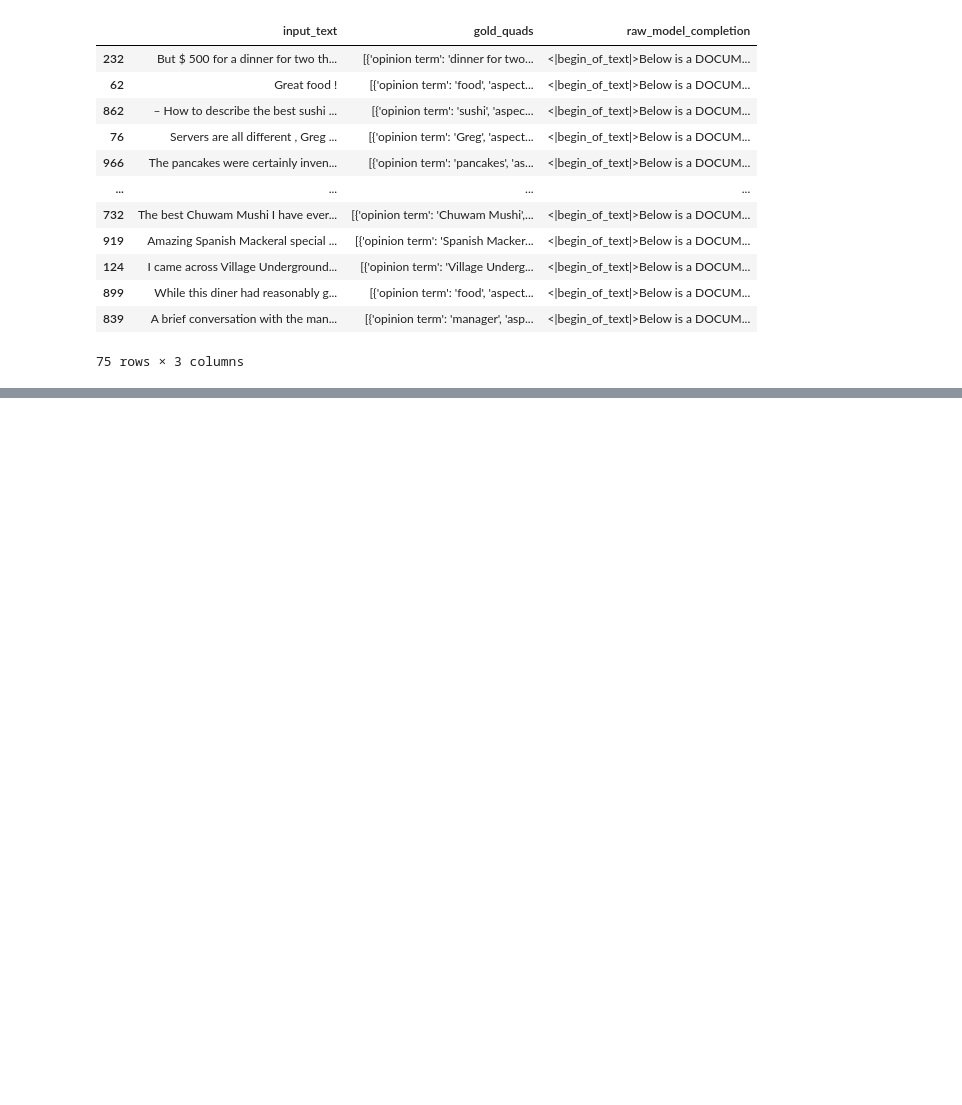
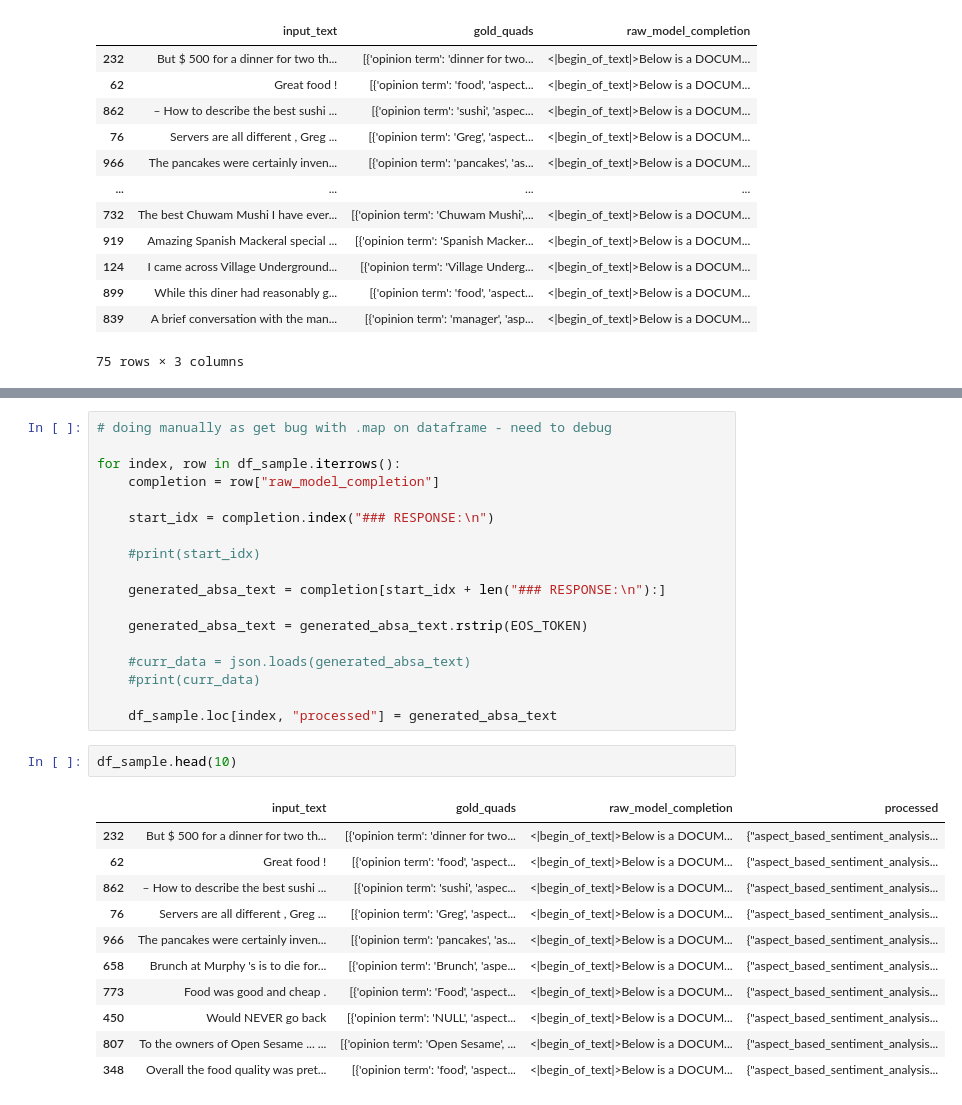
Before and after one commit to benjaminzwhite/kaggle-notebooks, a Jupyter notebook: absa-test-load-finetuned-llama3-1-8b.ipynb, the cells around one changed output, grey strips where cells are left out. Cells and saved outputs as stored; diff of their text form; blank space fills up the shorter version.

```diff
--- a/absa-test-load-finetuned-llama3-1-8b.ipynb
+++ b/absa-test-load-finetuned-llama3-1-8b.ipynb
@@ -305,0 +317,32 @@ df_sample
+# %%
+# doing manually as get bug with .map on dataframe - need to debug
+
+for index, row in df_sample.iterrows():
+    completion = row["raw_model_completion"]
+
+    start_idx = completion.index("### RESPONSE:\n")
+
+    #print(start_idx)
+
+    generated_absa_text = completion[start_idx + len("### RESPONSE:\n"):]
+
+    generated_absa_text = generated_absa_text.rstrip(EOS_TOKEN)
+
+    #curr_data = json.loads(generated_absa_text)
+    #print(curr_data)
+
+    df_sample.loc[index, "processed"] = generated_absa_text
+# %%
+df_sample.head(10)
+# %% [output]
+|  | input_text | gold_quads | raw_model_completion | processed |
+| 232 | But $ 500 for a dinner for two th... | [{'opinion term': 'dinner for two... | <|begin_of_text|>Below is a DOCUM... | {"aspect_based_sentiment_analysis... |
+| 62 | Great food ! | [{'opinion term': 'food', 'aspect... | <|begin_of_text|>Below is a DOCUM... | {"aspect_based_sentiment_analysis... |
+| 862 | – How to describe the best sushi ... | [{'opinion term': 'sushi', 'aspec... | <|begin_of_text|>Below is a DOCUM... | {"aspect_based_sentiment_analysis... |
+| 76 | Servers are all different , Greg ... | [{'opinion term': 'Greg', 'aspect... | <|begin_of_text|>Below is a DOCUM... | {"aspect_based_sentiment_analysis... |
+| 966 | The pancakes were certainly inven... | [{'opinion term': 'pancakes', 'as... | <|begin_of_text|>Below is a DOCUM... | {"aspect_based_sentiment_analysis... |
+| 658 | Brunch at Murphy 's is to die for... | [{'opinion term': 'Brunch', 'aspe... | <|begin_of_text|>Below is a DOCUM... | {"aspect_based_sentiment_analysis... |
+| 773 | Food was good and cheap . | [{'opinion term': 'Food', 'aspect... | <|begin_of_text|>Below is a DOCUM... | {"aspect_based_sentiment_analysis... |
+| 450 | Would NEVER go back | [{'opinion term': 'NULL', 'aspect... | <|begin_of_text|>Below is a DOCUM... | {"aspect_based_sentiment_analysis... |
+| 807 | To the owners of Open Sesame ... ... | [{'opinion term': 'Open Sesame', ... | <|begin_of_text|>Below is a DOCUM... | {"aspect_based_sentiment_analysis... |
+| 348 | Overall the food quality was pret... | [{'opinion term': 'food', 'aspect... | <|begin_of_text|>Below is a DOCUM... | {"aspect_based_sentiment_analysis... |
```
Also changed, not shown: parts of 12 cells of this notebook.
